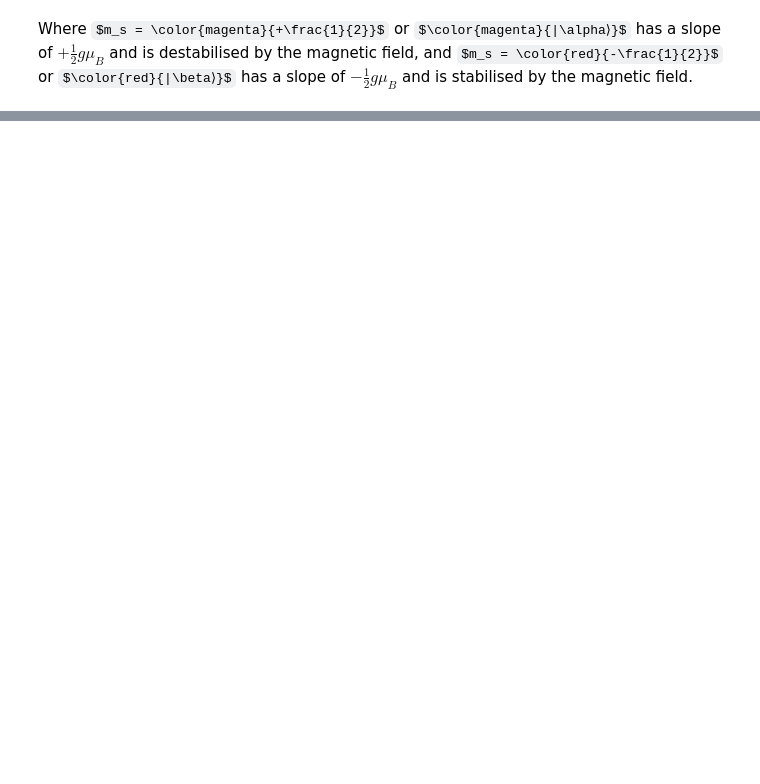
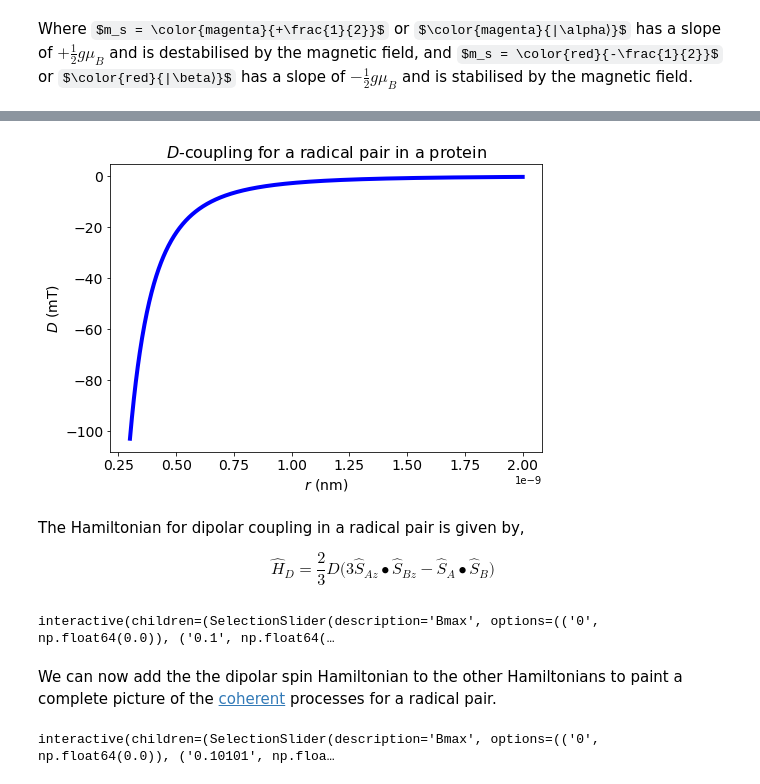
Before and after one commit to Spin-Chemistry-Labs/radicalpy, a Jupyter notebook: examples/tutorials/01_what_are_radical_pairs_and_their_magnetic_interactions.ipynb, the cells around one changed output, grey strips where cells are left out. Drawn from its saved outputs; the diff is of its cells as text; code cells hidden in the pictures; some formulas as TeX source; blank space fills up the shorter version.

```diff
--- a/examples/tutorials/01_what_are_radical_pairs_and_their_magnetic_interactions.ipynb
+++ b/examples/tutorials/01_what_are_radical_pairs_and_their_magnetic_interactions.ipynb
@@ -231,0 +519,80 @@ Where $m_s = \color{magenta}{+\frac{1}{2}}$ or $\color{magenta}{|\alpha⟩}$ has
+# %%
+r = np.linspace(0.3e-9,2e-9,1000)
+D = rp.estimations.dipolar_interaction_isotropic(r)
+
+fig = plt.figure()
+ax = fig.add_axes([0, 0, 1, 1])
+ax.plot(r, D, color='blue', linewidth=4)
+ax.set_title("$D$-coupling for a radical pair in a protein", size=16)
+ax.set_xlabel('$r$ (nm)', size=14)
+ax.set_ylabel('$D$ (mT)', size=14)
+plt.tick_params(labelsize=14)
+# %% [output]
+[figure, added]
+# %% [markdown]
+The Hamiltonian for dipolar coupling in a radical pair is given by,
+
+$$
+\hat{H}_D = \frac{2}{3} D \bigg(3 \hat{S}_{Az} \bullet \hat{S}_{Bz} - \hat{S}_{A} \bullet \hat{S}_{B}\bigg)
+$$
+# %%
+electron1 = rp.simulation.Molecule.fromisotopes(isotopes=["E"], hfcs=[], name="electron1")
+electron2 = rp.simulation.Molecule.fromisotopes(isotopes=["E"], hfcs=[], name="electron2")
+radical_pair = rp.simulation.HilbertSimulation(molecules=[electron1, electron2], basis="Zeeman")
+
+def radicalpair_zeeman_dipolar(Bmax, D):
+    Bs = np.linspace(0, Bmax, 100)
+    shape = len(radical_pair.zeeman_hamiltonian(0))
+    E = np.zeros([len(Bs), shape], dtype=np.complex128)
+
+    for i,B0 in enumerate(Bs):
+        H = radical_pair.zeeman_hamiltonian(B0) + radical_pair.dipolar_hamiltonian(D)
+        eigval = np.linalg.eigh(H)
+        E[i] = eigval[0]  # 0 = eigenvalues, 1 = eigenvectors
+
+    fig = plt.figure(1)
+    ax = fig.add_axes([0, 0, 1, 1])
+    ax.plot(Bs, np.real(E), linewidth=4)
+    ax.set_xlabel("B$_0$ / mT", size=14)
+    ax.set_ylabel("Spin state energy", size=14)
+    plt.tick_params(labelsize=14)
+    plt.ylim(-4e9, 4e9)
+
+@wdg.interact(Bmax = wdg.SelectionSlider(options=[("%g"%i,i) for i in np.linspace(0.0, 10, 101)], value=0.0),
+              D = wdg.FloatSlider(min=-20, max=0, step=1, value=0.0))
+def update(Bmax = 0.0, D = 0.0):radicalpair_zeeman_dipolar(Bmax, D)
+# %% [output]
+interactive(children=(SelectionSlider(description='Bmax', options=(('0', np.float64(0.0)), ('0.1', np.float64(…
+# %% [markdown]
+We can now add the the dipolar spin Hamiltonian to the other Hamiltonians to paint a complete picture of the [coherent](https://en.wikipedia.org/wiki/Coherence_(physics)) processes for a radical pair.
+# %%
+def radicalpair_total(Bmax, hfc1, hfc2, J, D):
+    electron1 = rp.simulation.Molecule.fromisotopes(isotopes=["E"], hfcs=[hfc1], name="electron1")
+    electron2 = rp.simulation.Molecule.fromisotopes(isotopes=["E"], hfcs=[hfc2], name="electron2")
+    radical_pair = rp.simulation.HilbertSimulation(molecules=[electron1, electron2], basis="Zeeman")
+
+    Bs = np.linspace(0, Bmax, 100)
+    shape = len(radical_pair.zeeman_hamiltonian(0))
+    E = np.zeros([len(Bs), shape], dtype=np.complex128)
+
+    for i,B0 in enumerate(Bs):
+        H = radical_pair.total_hamiltonian(B0, J, D)
+        eigval = np.linalg.eigh(H)
+        E[i] = eigval[0]  # 0 = eigenvalues, 1 = eigenvectors
+
+    fig = plt.figure(1)
+    ax = fig.add_axes([0, 0, 1, 1])
+    ax.plot(Bs, np.real(E), linewidth=4)
+    ax.set_xlabel("B$_0$ / mT", size=14)
+    ax.set_ylabel("Spin state energy", size=14)
+    plt.tick_params(labelsize=14)
+    plt.ylim(-4e9, 4e9)
+
+@wdg.interact(Bmax = wdg.SelectionSlider(options=[("%g"%i,i) for i in np.linspace(0.0, 10, 100)]),
+              hfc1 = wdg.FloatSlider(min=0, max=2.0, step=0.1, value=0.0),
+              hfc2 = wdg.FloatSlider(min=0, max=2.0, step=0.1, value=0.0),
+              J = wdg.FloatSlider(min=-20, max=20, step=1, value=0.0),
+              D = wdg.FloatSlider(min=-20, max=0, step=1, value=0.0))
+def update(Bmax = 0, hfc1 = 0.0, hfc2 = 0.0, J = 0.0, D = 0.0):radicalpair_total(Bmax, hfc1, hfc2, J, D)
+# %% [output]
+interactive(children=(SelectionSlider(description='Bmax', options=(('0', np.float64(0.0)), ('0.10101', np.floa…
```
Also changed, not shown: parts of 34 cells of this notebook.
